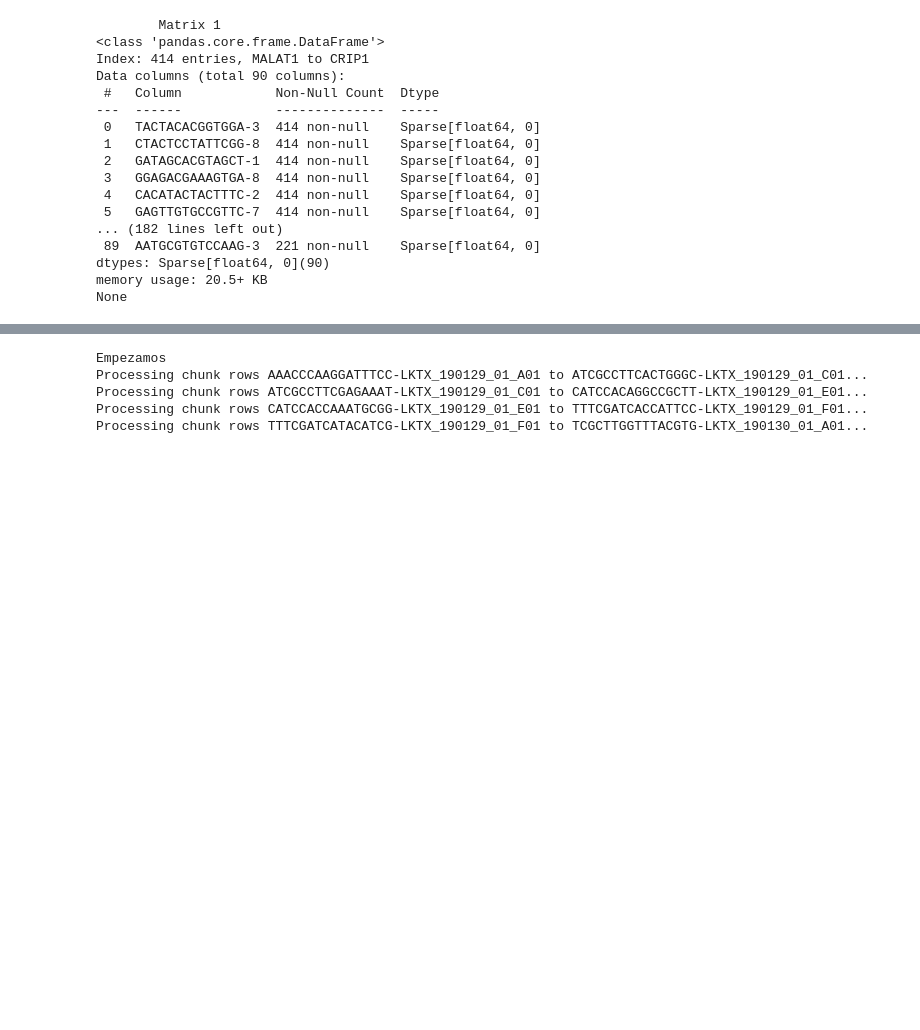
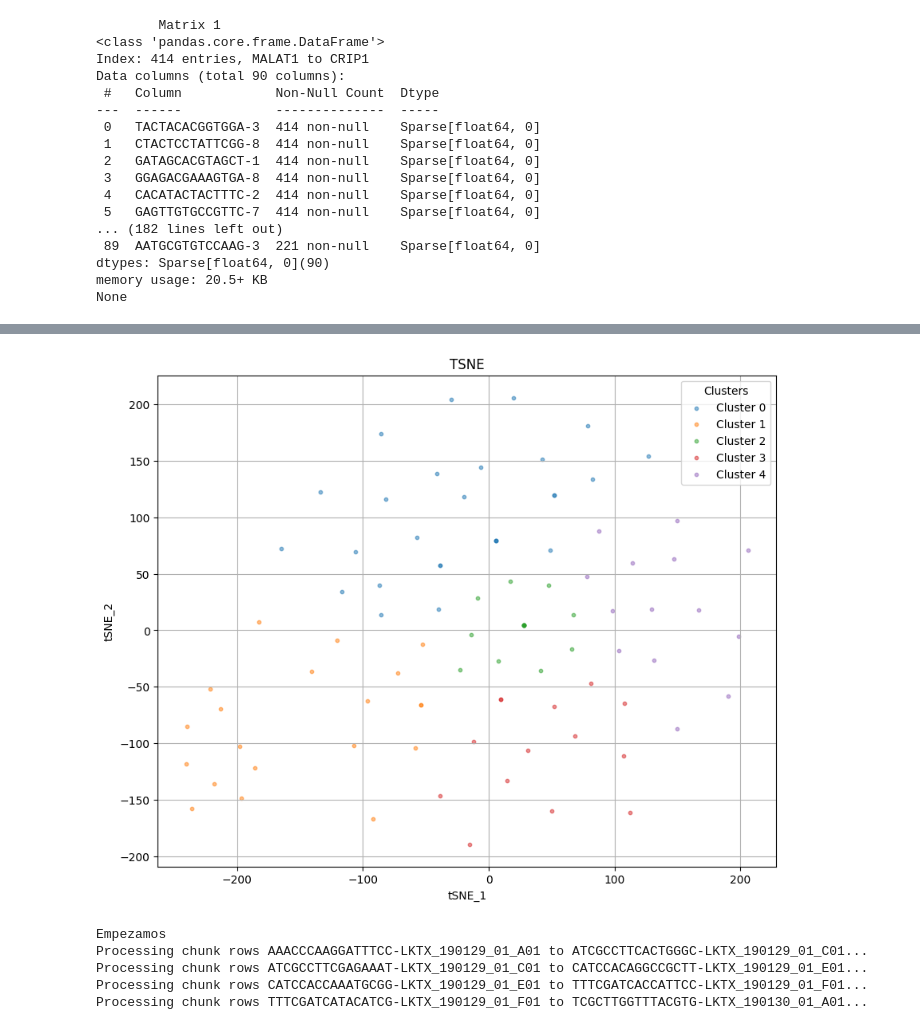
Before and after one commit to MarcosEsteve/scRNAseq_across_human_tissues, a Jupyter notebook: exploratory_analysis.ipynb, the cells around one changed output, grey strips where cells are left out. Saved outputs shown, nothing was run; the diff lists cells and outputs as text; code cells hidden in the pictures; blank space fills up the shorter version.

Commit message:
up to clustering ready

```diff
--- a/exploratory_analysis.ipynb
+++ b/exploratory_analysis.ipynb
@@ -217,2 +246,34 @@ print(tsne_matrix.info())
 # %%
 # Clustering
+reload(clustering)
+print("\tGraph based")
+clustering1 = clustering.graph_based_clustering_leiden(tsne_matrix)
+print(clustering1.head())
+
+print("\tDensity based")
+clustering2 = clustering.density_based_clustering(tsne_matrix)
+print(clustering2.head())
+
+print("\tDistance based")
+clustering3 = clustering.distance_based_clustering(tsne_matrix)
+print(clustering3.head())
+
+print("\tHierarchical")
+clustering4 = clustering.hierarchical_clustering(tsne_matrix)
+print(clustering4.head())
+
+print("\tDeep Learning")
+clustering5 = clustering.deep_learning_clustering(tsne_matrix)
+print(clustering5.head())
+
+print("\tAffinity propagation")
+clustering6 = clustering.affinity_propagation_clustering(tsne_matrix)
+print(clustering6.head())
+
+print("\tMixture model")
+clustering7 = clustering.mixture_model_clustering(tsne_matrix, n_components=pca_matrix.shape[1])
+print(clustering7.head())
+
+print("\tEnsemble")
+clustering8 = clustering.ensemble_clustering(tsne_matrix, n_clusters=10, n_components=pca_matrix.shape[1])
+print(clustering8.head())
@@ -219,2 +298,8 @@ print(tsne_matrix.info())
+# %%
+# Clustering visualization
+reload(clustering)
+clustering.visualize_clusters(tsne_matrix, 'TSNE', clustering1)
+# %% [output]
+[figure, added]
 # %%
 # Cell identification
```
Also changed, not shown: parts of 5 cells of this notebook, 2 other files.
